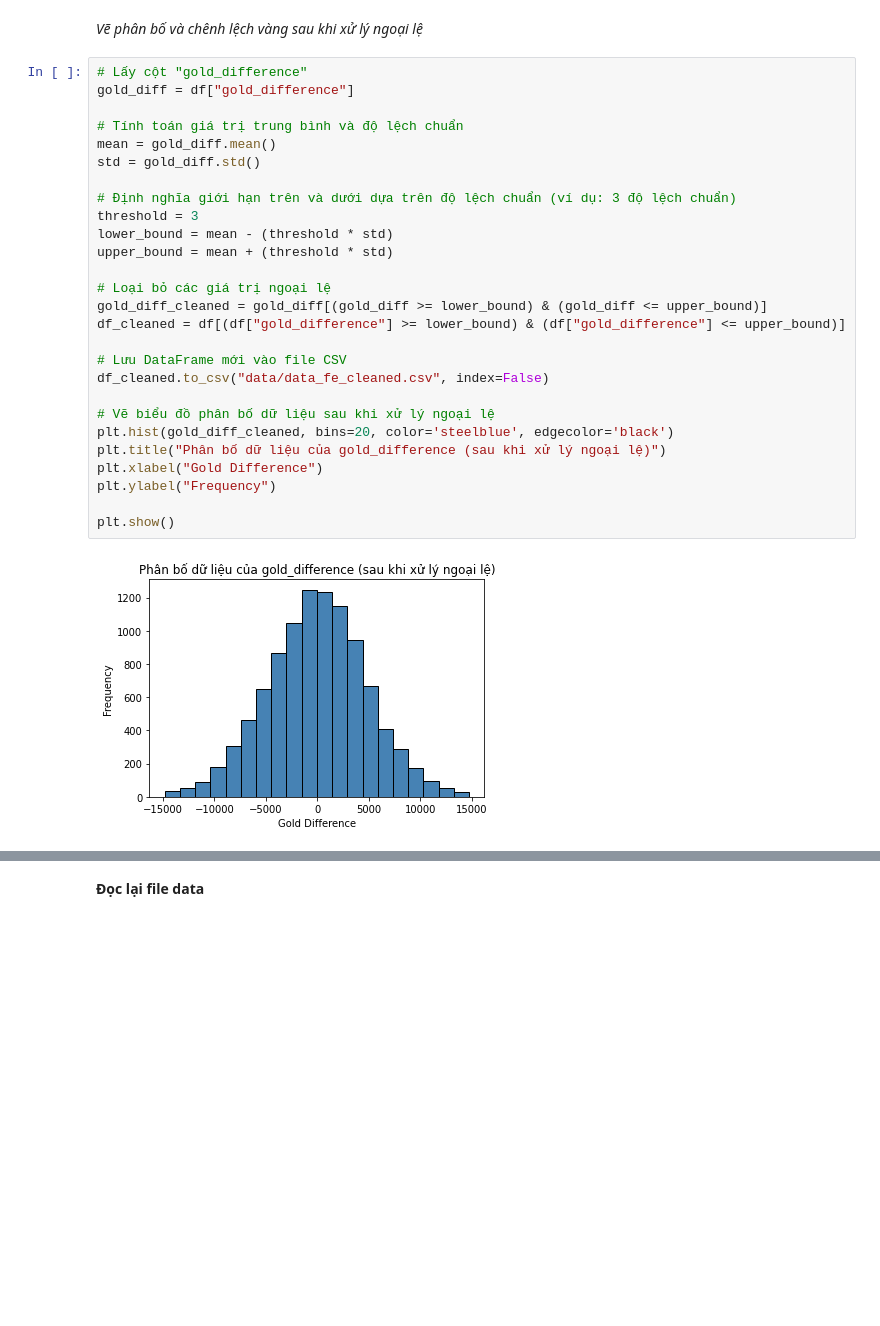
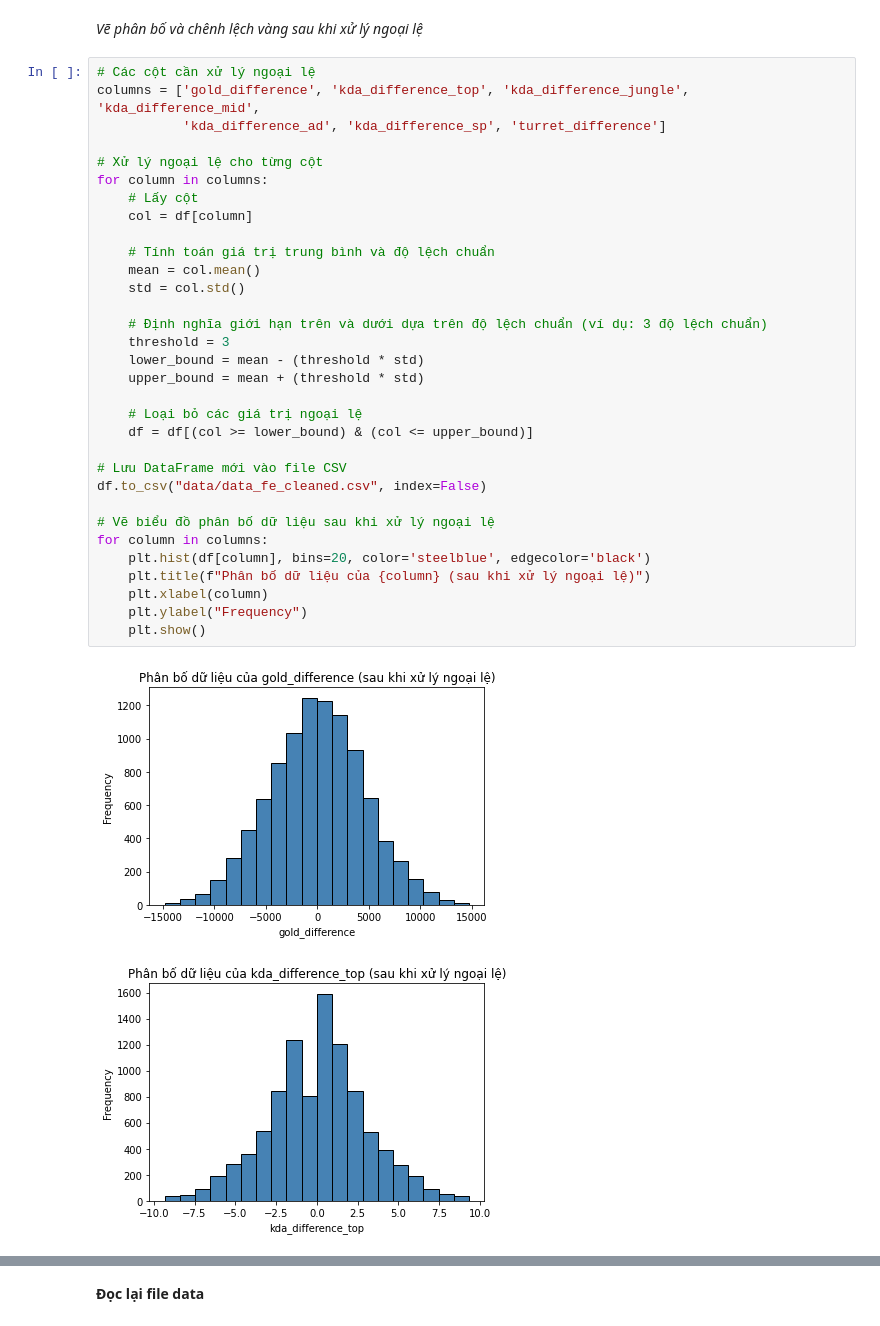
Before and after one commit to trucni2005/LeagueOfLegendsWinRatePredictorAt15, a Jupyter notebook: feature_engineering.ipynb, the cells around one changed output, grey strips where cells are left out. Saved outputs shown, nothing was run; the diff lists cells and outputs as text; blank space fills up the shorter version.

```diff
--- a/feature_engineering.ipynb
+++ b/feature_engineering.ipynb
@@ -219,31 +225,37 @@ plt.show()
 # %% [markdown]
 *Vẽ phân bố và chênh lệch vàng sau khi xử lý ngoại lệ*
 # %%
-# Lấy cột "gold_difference"
-gold_diff = df["gold_difference"]
+# Các cột cần xử lý ngoại lệ
+columns = ['gold_difference', 'kda_difference_top', 'kda_difference_jungle', 'kda_difference_mid',
+           'kda_difference_ad', 'kda_difference_sp', 'turret_difference']
 
-# Tính toán giá trị trung bình và độ lệch chuẩn
-mean = gold_diff.mean()
-std = gold_diff.std()
+# Xử lý ngoại lệ cho từng cột
+for column in columns:
+    # Lấy cột
+    col = df[column]
 
-# Định nghĩa giới hạn trên và dưới dựa trên độ lệch chuẩn (ví dụ: 3 độ lệch chuẩn)
-threshold = 3
-lower_bound = mean - (threshold * std)
-upper_bound = mean + (threshold * std)
+    # Tính toán giá trị trung bình và độ lệch chuẩn
+    mean = col.mean()
+    std = col.std()
 
-# Loại bỏ các giá trị ngoại lệ
-gold_diff_cleaned = gold_diff[(gold_diff >= lower_bound) & (gold_diff <= upper_bound)]
-df_cleaned = df[(df["gold_difference"] >= lower_bound) & (df["gold_difference"] <= upper_bound)]
+    # Định nghĩa giới hạn trên và dưới dựa trên độ lệch chuẩn (ví dụ: 3 độ lệch chuẩn)
+    threshold = 3
+    lower_bound = mean - (threshold * std)
+    upper_bound = mean + (threshold * std)
+
+    # Loại bỏ các giá trị ngoại lệ
+    df = df[(col >= lower_bound) & (col <= upper_bound)]
 
 # Lưu DataFrame mới vào file CSV
-df_cleaned.to_csv("data/data_fe_cleaned.csv", index=False)
+df.to_csv("data/data_fe_cleaned.csv", index=False)
 
 # Vẽ biểu đồ phân bố dữ liệu sau khi xử lý ngoại lệ
-plt.hist(gold_diff_cleaned, bins=20, color='steelblue', edgecolor='black')
-plt.title("Phân bố dữ liệu của gold_difference (sau khi xử lý ngoại lệ)")
-plt.xlabel("Gold Difference")
-plt.ylabel("Frequency")
-
-plt.show()
+for column in columns:
+    plt.hist(df[column], bins=20, color='steelblue', edgecolor='black')
+    plt.title(f"Phân bố dữ liệu của {column} (sau khi xử lý ngoại lệ)")
+    plt.xlabel(column)
+    plt.ylabel("Frequency")
+    plt.show()
 # %% [output]
-[figure, old version]
+[figure, new version]
+[figure, added]
```
Also changed, not shown: parts of 4 cells of this notebook, 5 other files.
